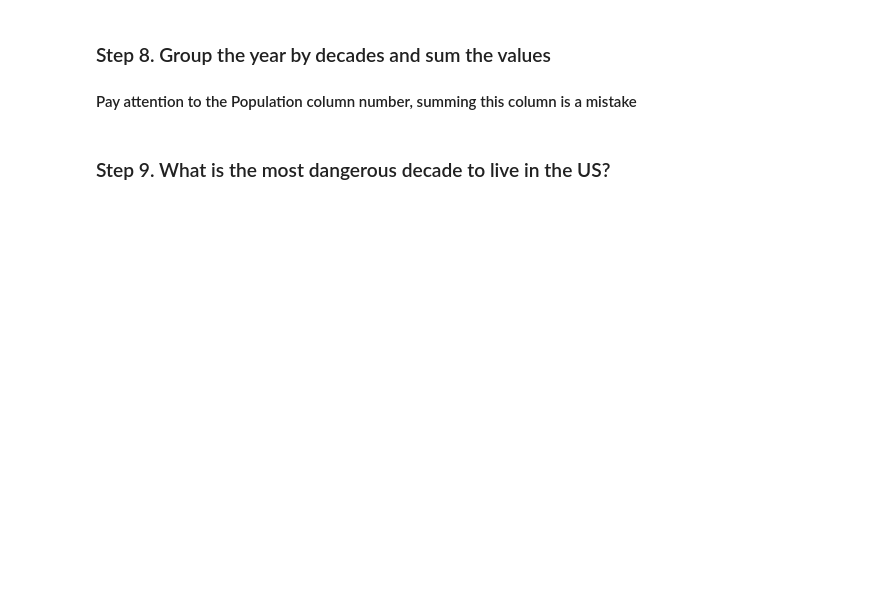
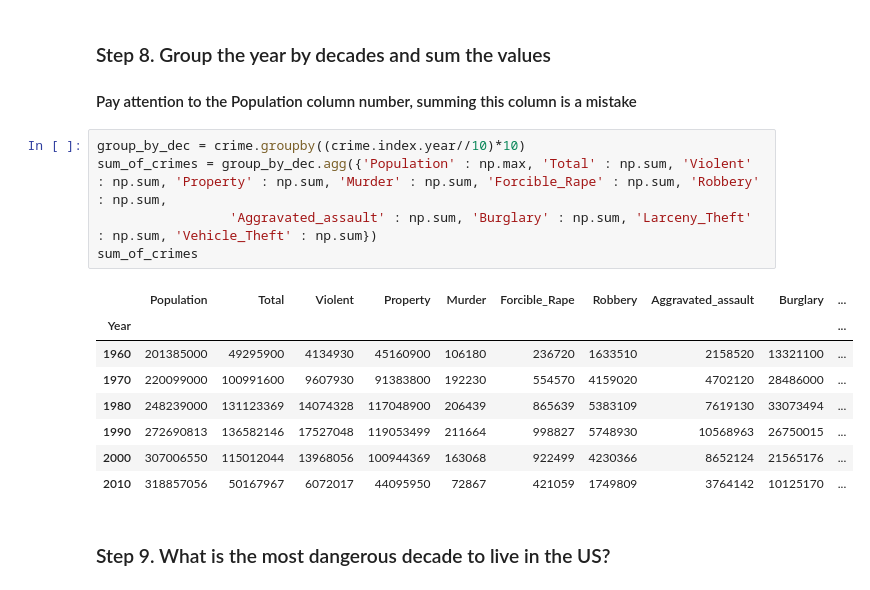
Before and after one commit to VladislavasR/GitDemoProject, a Jupyter notebook: 03_Pandas/PP3_Pandas.ipynb, the cells around one changed output. Saved outputs shown, nothing was run; the diff lists cells and outputs as text; blank space fills up the shorter version.

```diff
--- a/03_Pandas/PP3_Pandas.ipynb
+++ b/03_Pandas/PP3_Pandas.ipynb
@@ -483,5 +523,19 @@ groups_by_cont.agg(['mean', 'min', 'max'])
 ### Step 8. Group the year by decades and sum the values
 
 #### Pay attention to the Population column number, summing this column is a mistake
+# %%
+group_by_dec = crime.groupby((crime.index.year//10)*10)
+sum_of_crimes = group_by_dec.agg({'Population' : np.max, 'Total' : np.sum, 'Violent' : np.sum, 'Property' : np.sum, 'Murder' : np.sum, 'Forcible_Rape' : np.sum, 'Robbery' : np.sum,
+                 'Aggravated_assault' : np.sum, 'Burglary' : np.sum, 'Larceny_Theft' : np.sum, 'Vehicle_Theft' : np.sum})
+sum_of_crimes
+# %% [output]
+|  | Population | Total | Violent | Property | Murder | Forcible_Rape | Robbery | Aggravated_assault | Burglary | ... |
+| Year |  |  |  |  |  |  |  |  |  | ... |
+| 1960 | 201385000 | 49295900 | 4134930 | 45160900 | 106180 | 236720 | 1633510 | 2158520 | 13321100 | ... |
+| 1970 | 220099000 | 100991600 | 9607930 | 91383800 | 192230 | 554570 | 4159020 | 4702120 | 28486000 | ... |
+| 1980 | 248239000 | 131123369 | 14074328 | 117048900 | 206439 | 865639 | 5383109 | 7619130 | 33073494 | ... |
+| 1990 | 272690813 | 136582146 | 17527048 | 119053499 | 211664 | 998827 | 5748930 | 10568963 | 26750015 | ... |
+| 2000 | 307006550 | 115012044 | 13968056 | 100944369 | 163068 | 922499 | 4230366 | 8652124 | 21565176 | ... |
+| 2010 | 318857056 | 50167967 | 6072017 | 44095950 | 72867 | 421059 | 1749809 | 3764142 | 10125170 | ... |
 # %% [markdown]
 ### Step 9. What is the most dangerous decade to live in the US?
```
Also changed, not shown: parts of 9 cells of this notebook.
